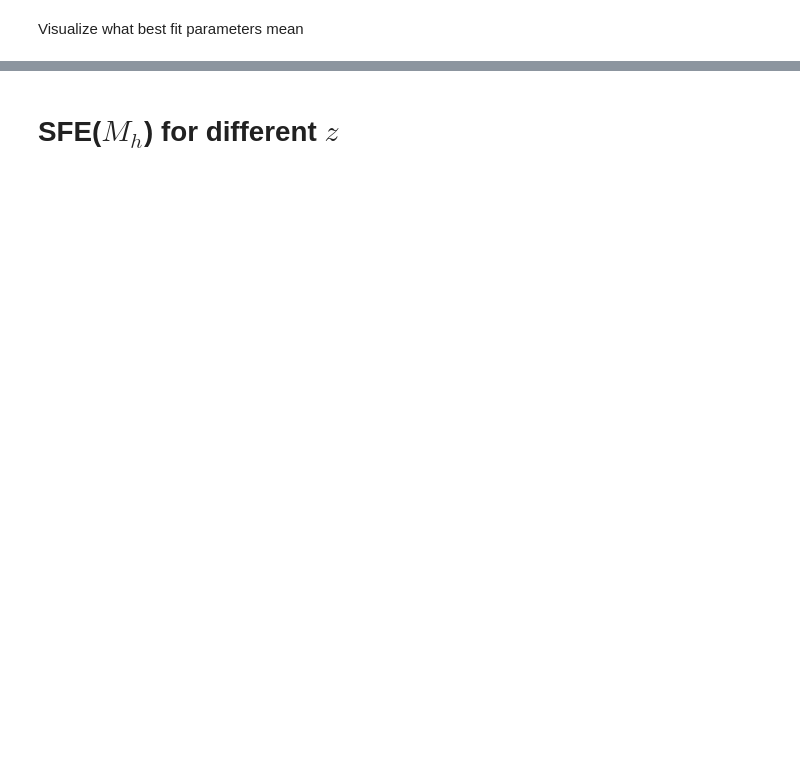
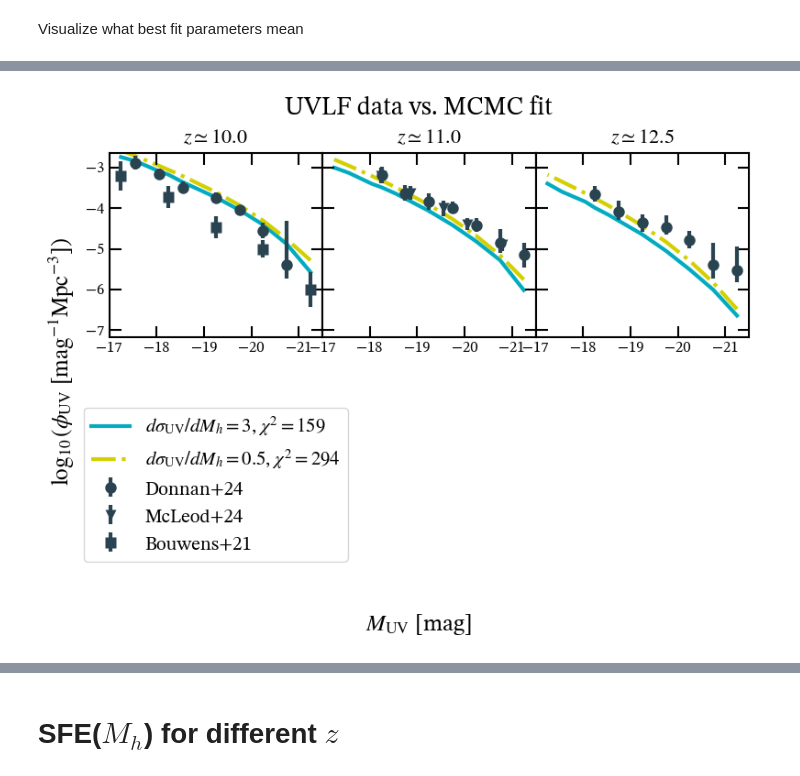
Before and after one commit to ebregou/modeling_stochasticity, a Jupyter notebook: notebooks/visualize_results.ipynb, the cells around one changed output, grey strips where cells are left out. Cells and saved outputs as stored; diff of their text form; code cells hidden in the pictures; blank space fills up the shorter version.

```diff
--- a/notebooks/visualize_results.ipynb
+++ b/notebooks/visualize_results.ipynb
@@ -68,0 +35,7 @@ def gaussian(MUV_range, sigma_UV, MUV_bar):
+# %%
+boosted_sig = [0.71, -0.54, 11.79, -0.81, 0.3, -0.4]
+# %%
+fig = eplots.evolving_UVLF_fit(my_UVLF, z_plot = [10, 11, 12.5], plot_from_chain = False, comparison_fits = [best_fit, boosted_sig],
+                               comparison_labels = [r'$d\sigma_{\rm{UV}}/dM_h = 3$', r'$d\sigma_{\rm{UV}}/dM_h = 0.5$'])
+# %% [output]
+[figure, added]
```
Also changed, not shown: parts of 31 cells of this notebook, 23 other files.
